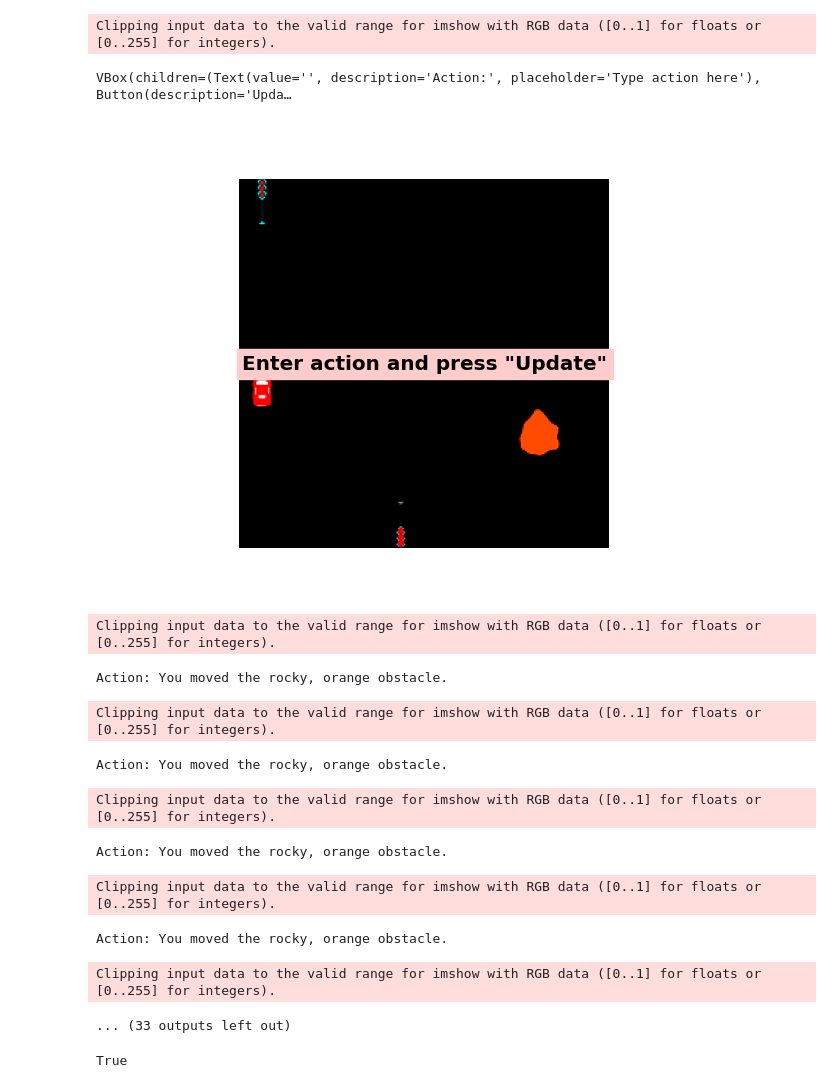
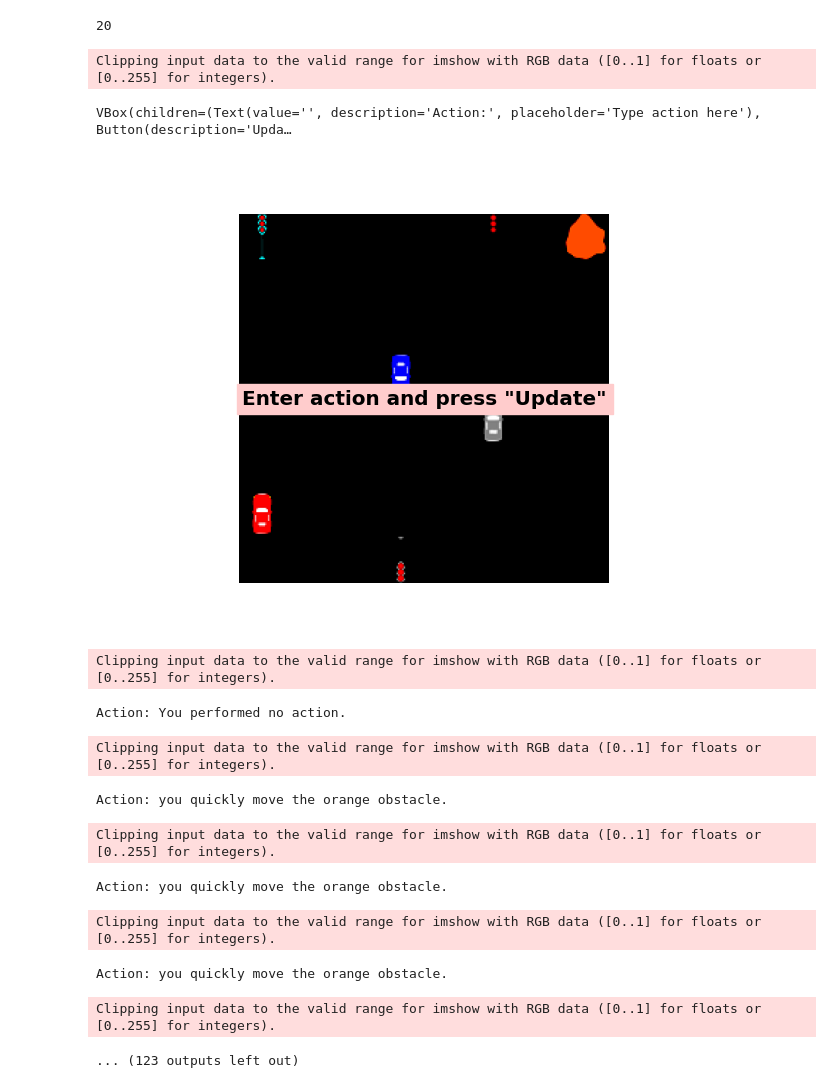
Before and after one commit to j0hngou/BISCUIT, a Jupyter notebook: manual_eval.ipynb, the cells around one changed output. Cells and saved outputs as stored; diff of their text form; code cells hidden in the pictures.

```diff
--- a/manual_eval.ipynb
+++ b/manual_eval.ipynb
@@ -8,8 +8,8 @@ import torch
 from typing import List, Tuple, Dict, Any, Union, Optional
 device = 'cuda' if torch.cuda.is_available() else 'cpu'
 
-autoencoder_path = '/home/john/PhD/BISCUIT/pretrained_moels/AE_gridworld_simplified/AE_20l_64hid.ckpt'
-model_path = '/home/john/PhD/BISCUIT/pretrained_models/AE_gridworld_simplified/NF_text_only.ckpt'
+autoencoder_path = '/home/john/PhD/BISCUIT/pretrained_models/AE_40l_64hid_3c1b3l.ckpt'
+model_path = '/home/john/PhD/BISCUIT/pretrained_models/epoch=39-step=19760.ckpt'
 model = BISCUITNF.load_from_checkpoint(model_path, autoencoder_path=autoencoder_path)
 model.to(device)
 model.freeze()
@@ -96,8 +295,8 @@ def visualize_episode(frames, causals, causal_keys, actions, action_descriptions
         plt.tight_layout()
         plt.show()
 
-a = np.load('/home/john/PhD/BISCUIT/data/gridworld_simplified_5c/val/gridworld_episode_10002.npz')
-causal_keys = json.load(open('/home/john/PhD/BISCUIT/data/gridworld_simplified_5c/train_metadata.json'))['flattened_causals']
+a = np.load('/home/john/PhD/BISCUIT/data_generation/data/gridworld_simplified_2c2b2l_noturn_noshufflecars/check/gridworld_episode_28.npz')
+causal_keys = json.load(open('/home/john/PhD/BISCUIT/data_generation/data/gridworld_simplified_2c2b2l_noturn_noshufflecars/check_metadata.json'))['flattened_causals']
 frames, causals, actions, interventions, action_descriptions = a['frames'], a['causals'], a['actions'], a['interventions'], a['action_descriptions']
 visualize_episode(frames, causals, causal_keys, actions, action_descriptions, interventions)
 # %%
@@ -382,0 +757,11 @@ UnboundLocalError: cannot access local variable 'tokenized_description' where it
+# %%
+from experiments.datasets import GridworldDataset
+data_folder = '/home/john/PhD/BISCUIT/data_generation/data/gridworld_simplified_3c1b3l_noturn_noshufflecars_f'
+# val_seq_dataset = GridworldDataset(
+# data_folder=data_folder, split='val', return_targets=True, return_robot_state=True, single_image=False, triplet=False, seq_len=2, cluster=False, return_text=False, subsample_percentage=0.01)
+test_seq_dataset = GridworldDataset(
+        data_folder=data_folder, split='val', return_targets=True, return_latents=True, single_image=False, triplet=False, seq_len=2, cluster=False, return_text=True, subsample_percentage=0.01)
+# val_indep_dataset = GridworldDataset(
+#          data_folder=data_folder, split='val_indep', return_targets=True, single_image=True, return_latents=True, triplet=False, seq_len=1, cluster=False, return_text=True, subsample_percentage=0.01)
+# %% [output]
+20
@@ -386,8 +888,10 @@ import ipywidgets as widgets
 from IPython.display import display
 import torch
 import matplotlib.pyplot as plt
-from open_clip import get_tokenizer
-tokenizer = get_tokenizer('hf-hub:timm/ViT-B-16-SigLIP')
+# from open_clip import get_tokenizer
+from transformers import AutoTokenizer
+# tokenizer = get_tokenizer('hf-hub:timm/ViT-B-16-SigLIP')
+tokenizer = AutoTokenizer.from_pretrained('sentence-transformers/all-MiniLM-L6-v2')
 action = torch.tensor((-0.14285714, -0.14285714)).to(device)
 
 # Assuming test_seq_dataset, next_step_prediction, and device are defined elsewhere
@@ -427,51 +931,44 @@ update_button = widgets.Button(
 
 def on_update_button_clicked(b):
     global image, latents
-    text = text_input.value  # Get the text from the input widget
+    text = text_input.value
 
-    # Convert action_text to the format expected by next_step_prediction
-    # This example assumes next_step_prediction now accepts a string action.
-    # You may need to process action_text as needed for your use case.
 
-    print(f'Action: {text}')  # For debugging, can be removed later
+    print(f'Action: {text}')
 
     # Update the image and latents based on the provided action
     image, latents = next_step_prediction(model,
                                           image=image,
                                           action=action,  # Assuming the function now accepts a string
                                           latents=latents,
                                           plot_images=False,
                                           text=text,
                                           tokenizer=tokenizer,
                                           text_only=True)
 
 
     # Update the plot with the new image
     ax.clear()  # Clear the previous image
     ax.imshow(image.permute(1, 2, 0).cpu().numpy())
     load_text.set_visible(False)  # Hide the loading text
     ax.axis('off')  # Hide axes again after redrawing
     fig.canvas.draw()  # Refresh the figure
 
 update_button.on_click(on_update_button_clicked)
 
 # Display the widgets
 widgets.VBox([text_input, update_button])
 # %% [output]
 Clipping input data to the valid range for imshow with RGB data ([0..1] for floats or [0..255] for integers).
 VBox(children=(Text(value='', description='Action:', placeholder='Type action here'), Button(description='Upda…
-[figure, old version]
+[figure, new version]
 Clipping input data to the valid range for imshow with RGB data ([0..1] for floats or [0..255] for integers).
-Action: You moved the rocky, orange obstacle.
+Action: You performed no action.
 Clipping input data to the valid range for imshow with RGB data ([0..1] for floats or [0..255] for integers).
-Action: You moved the rocky, orange obstacle.
+Action: you quickly move the orange obstacle.
 Clipping input data to the valid range for imshow with RGB data ([0..1] for floats or [0..255] for integers).
-Action: You moved the rocky, orange obstacle.
+Action: you quickly move the orange obstacle.
 Clipping input data to the valid range for imshow with RGB data ([0..1] for floats or [0..255] for integers).
-Action: You moved the rocky, orange obstacle.
+Action: you quickly move the orange obstacle.
 Clipping input data to the valid range for imshow with RGB data ([0..1] for floats or [0..255] for integers).
-... (33 outputs left out)
+... (123 outputs left out)
-# %%
-model.prior_t1.text_only
-# %% [output]
-True
```
Also changed, not shown: parts of 30 cells of this notebook, 4 other files.
